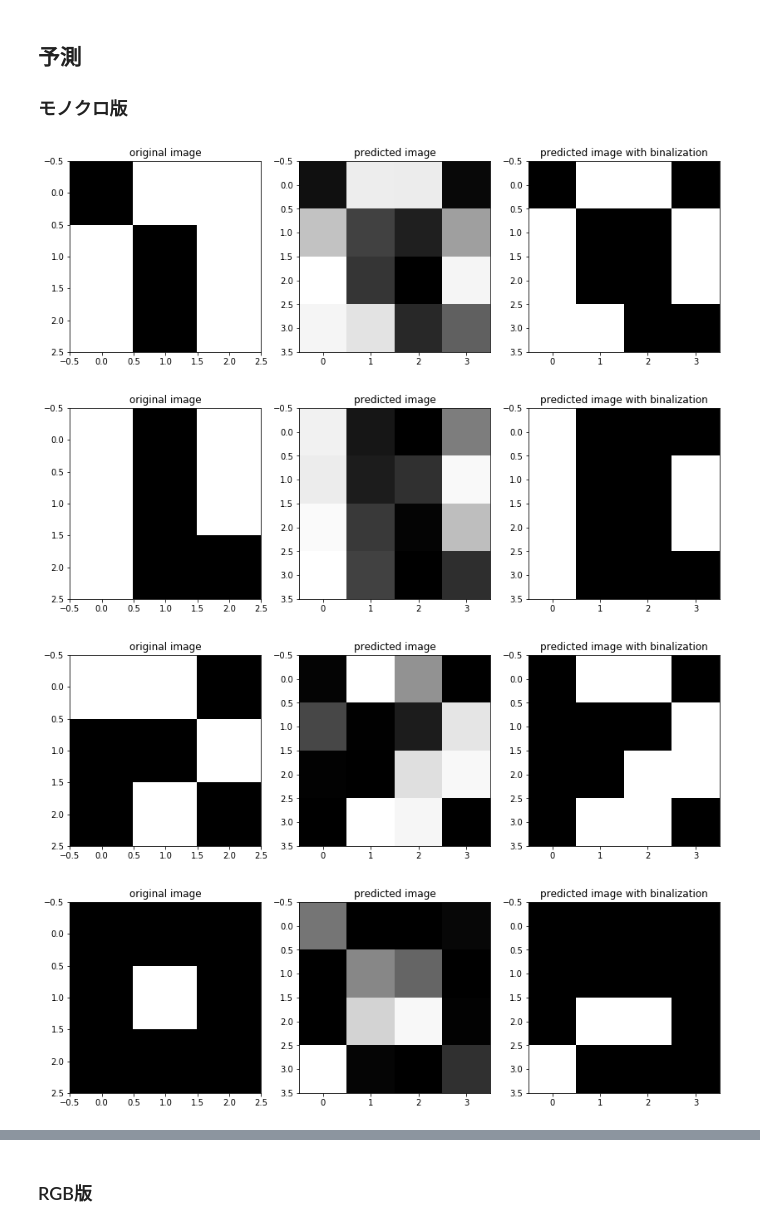
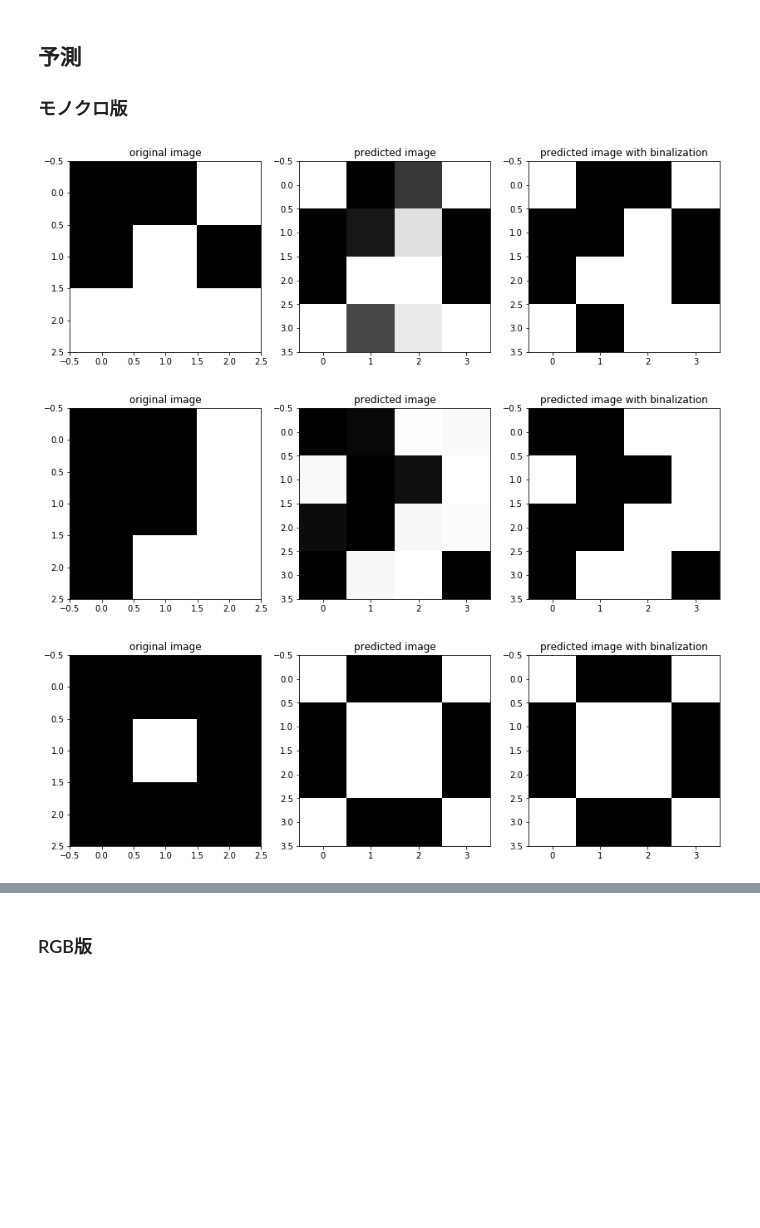
Before and after one commit to mositori/Bayesian-SuperResolution, a Jupyter notebook: ex1/autoencoder_example.ipynb, the cells around one changed output, grey strips where cells are left out. Cells and saved outputs as stored; diff of their text form; code cells hidden in the pictures; blank space fills up the shorter version.

```diff
--- a/ex1/autoencoder_example.ipynb
+++ b/ex1/autoencoder_example.ipynb
@@ -43,10 +39,6 @@ class AE():
         self.model = Sequential()
         #keras.layers.ReLU(max_value=1, negative_slope=0, threshold = 0)
         self.model.add( Dense(16, activation = tf.nn.relu, input_dim = 9) )
-        self.model.add( Dropout(0.2) )
-        self.model.add( Dense(16, activation = tf.nn.relu ) )
-        self.model.add( Dropout(0.2) )
-        self.model.add( Dense(16, activation = tf.nn.relu ) )
         self.model.add( Dense(16, activation = tf.nn.sigmoid ) )
         self.model.compile(optimizer = optimizer,
                            loss = loss,
@@ -252,6 +236,6 @@ _________________________________________________________________
 # %% [markdown]
 ## 学習
 # %%
-autoencoder.fit(epochs = 20, batch_size=512)
+autoencoder.fit(epochs = 100, batch_size=512)
 # %% [output]
 Train on 65536 samples, validate on 65536 samples
@@ -275,17 +259,16 @@ Epoch 20/20
 ## 予測
 ### モノクロ版
 # %%
-for i in range(3):
+for i in range(2):
     test_img = np.random.randint(0, 2, size=(1,9))
     threshold = 0.5
     autoencoder.predict(test_img, threshold)
 # %% [output]
-[figure, old version]
+[figure, new version]
-[figure, old version]
+[figure, new version]
-[figure, removed]
 # %%
 test_img = np.array([[1,1,1,1,0,1,1,1,1]])
 threshold = 0.5
 autoencoder.predict(test_img, threshold)
 # %% [output]
-[figure, old version]
+[figure, new version]
```
Also changed, not shown: parts of 26 cells of this notebook, 40 other files.
